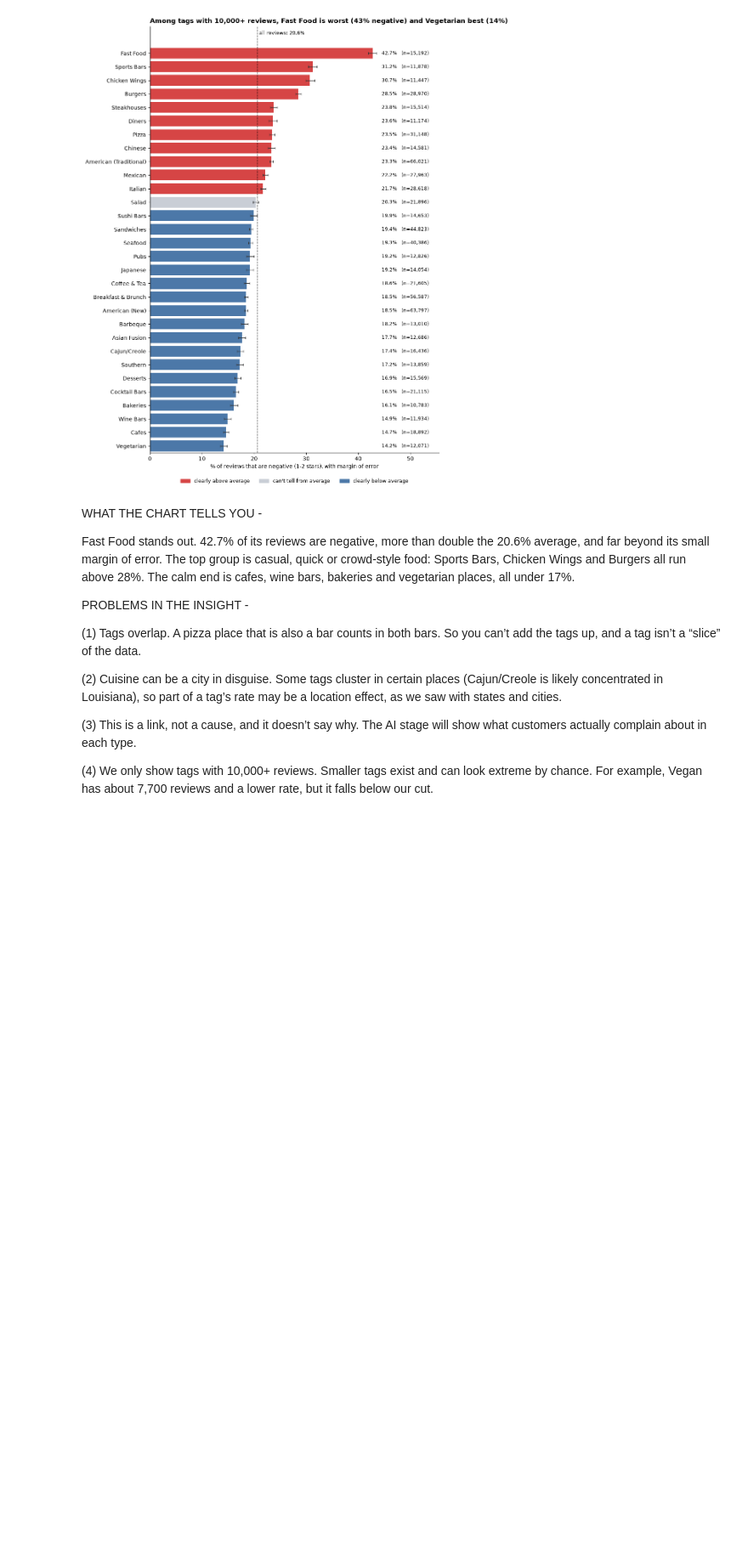
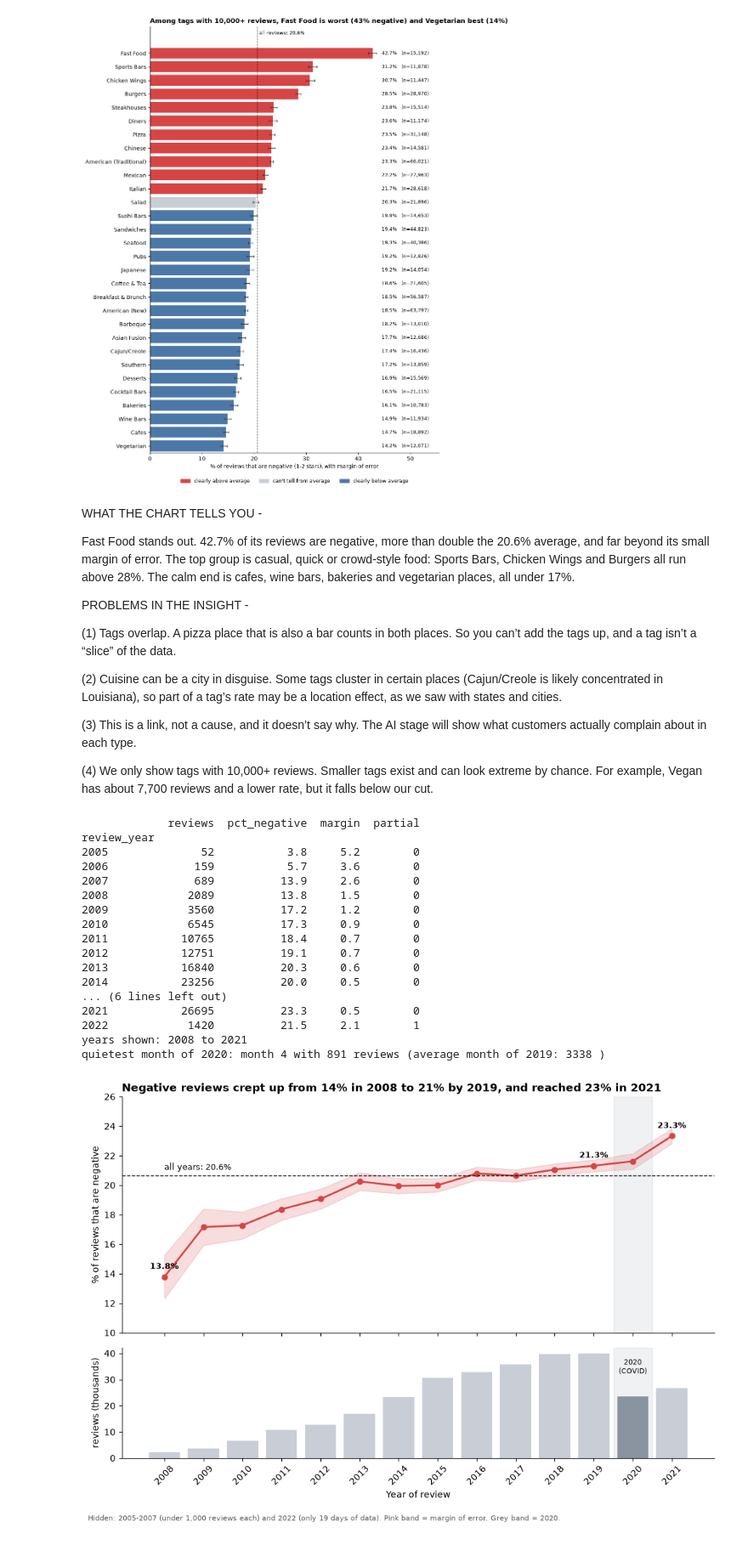
Before and after one commit to MIZZYAYO/yelp-restaurant-complaint-analysis, a Jupyter notebook: notebooks/01_eda.ipynb, the cells around one changed output. Shown at 85% size. Saved outputs shown, nothing was run; the diff lists cells and outputs as text; code cells hidden in the pictures; blank space fills up the shorter version.

Commit message:
Add negative review rate over time with COVID and partial-year handling
Negative rate rose from 13.8% (2008) to 21.3% (2019) and 23.3% (2021); 2020 volume fell 41% but the rate did not clearly change.

```diff
--- a/notebooks/01_eda.ipynb
+++ b/notebooks/01_eda.ipynb
@@ -421,10 +421,84 @@ The calm end is cafes, wine bars, bakeries and vegetarian places, all under 17%.
 PROBLEMS IN THE INSIGHT -
 
 
-(1) Tags overlap. A pizza place that is also a bar counts in both bars. So you can’t add the tags up, and a tag isn’t a “slice” of the data.
+(1) Tags overlap. A pizza place that is also a bar counts in both places. So you can’t add the tags up, and a tag isn’t a “slice” of the data.
 
 (2) Cuisine can be a city in disguise. Some tags cluster in certain places (Cajun/Creole is likely concentrated in Louisiana), so part of a tag’s rate may be a location effect, as we saw with states and cities.
 
 (3) This is a link, not a cause, and it doesn’t say why. The AI stage will show what customers actually complain about in each type.
 
 (4) We only show tags with 10,000+ reviews. Smaller tags exist and can look extreme by chance. For example, Vegan has about 7,700 reviews and a lower rate, but it falls below our cut.
+# %%
+# HOW NEGATIVE REVIEWS CHANGE OVER TIME (2008-2021) ?
+
+import numpy as np
+
+MIN_YEAR_REVIEWS = 1000     # hide years with fewer reviews than this (too little data to trust)
+
+# 1) one row per year: how many reviews, what % negative, and the margin of error
+rev = reviews[["review_id", "review_year", "review_month", "star_group", "is_partial_year"]].copy()
+rev["is_negative"] = (rev["star_group"] == "negative")
+baseline = rev["is_negative"].mean() * 100
+
+by_year = (rev.groupby("review_year")
+              .agg(reviews=("review_id", "count"), p=("is_negative", "mean"), partial=("is_partial_year", "max")))
+by_year["pct_negative"] = by_year["p"] * 100
+by_year["margin"] = 1.96 * np.sqrt(by_year["p"] * (1 - by_year["p"]) / by_year["reviews"]) * 100
+print(by_year[["reviews", "pct_negative", "margin", "partial"]].round(1))
+
+# 2) hide the traps: years with too little data, and 2022 (the data stops on 19 January 2022)
+shown = by_year[(by_year["reviews"] >= MIN_YEAR_REVIEWS) & (by_year["partial"] == 0)]
+print("years shown:", shown.index.min(), "to", shown.index.max())
+
+# 3) the COVID check: which month of 2020 had the fewest reviews?
+m2020 = rev[rev["review_year"] == 2020].groupby("review_month").size()
+print("quietest month of 2020: month", m2020.idxmin(), "with", m2020.min(), "reviews (average month of 2019:",
+      round(rev[rev["review_year"] == 2019].groupby("review_month").size().mean()), ")")
+
+# 4) draw two charts on top of each other: the RATE (top) and the VOLUME (bottom)
+fig, (ax1, ax2) = plt.subplots(2, 1, figsize=(10, 7), sharex=True, gridspec_kw={"height_ratios": [3, 1.4]})
+x = shown.index
+ax1.plot(x, shown["pct_negative"], marker="o", color="#D64545", linewidth=2)
+ax1.fill_between(x, shown["pct_negative"] - shown["margin"], shown["pct_negative"] + shown["margin"], color="#D64545", alpha=0.18)
+ax1.axhline(baseline, color="black", linestyle="--", linewidth=1)
+ax1.text(x.min(), baseline + 0.4, f"all years: {baseline:.1f}%", fontsize=9)
+for yr in (2008, 2019, 2021):
+    ax1.annotate(f"{shown.loc[yr, 'pct_negative']:.1f}%", (yr, shown.loc[yr, "pct_negative"]),
+                 textcoords="offset points", xytext=(0, 9), ha="center", fontsize=9, fontweight="bold")
+ax1.set_ylabel("% of reviews that are negative")
+ax1.set_ylim(10, 26)
+ax1.set_title(f"Negative reviews crept up from {shown.loc[2008, 'pct_negative']:.0f}% in 2008 to {shown.loc[2019, 'pct_negative']:.0f}% by 2019, and reached {shown.loc[2021, 'pct_negative']:.0f}% in 2021",
+              loc="left", fontsize=12, fontweight="bold")
+
+bar_colors = ["#8A94A0" if yr == 2020 else "#C9CED6" for yr in x]
+ax2.bar(x, shown["reviews"] / 1000, color=bar_colors)
+ax2.set_ylabel("reviews (thousands)")
+ax2.set_xlabel("Year of review")
+ax2.set_xticks(list(x))
+ax2.tick_params(axis="x", rotation=45)
+for ax in (ax1, ax2):
+    ax.axvspan(2019.5, 2020.5, color="#8A94A0", alpha=0.12)       # mark 2020 on both charts
+ax2.text(2020, shown["reviews"].max() / 1000 * 0.95, "2020\n(COVID)", ha="center", va="top", fontsize=8) # shows a sign that 2020 was covid on the bar
+sns.despine()
+fig.text(0.01, 0.005, "Hidden: 2005-2007 (under 1,000 reviews each) and 2022 (only 19 days of data). Pink band = margin of error. Grey band = 2020.", fontsize=8, color="#555555")
+plt.tight_layout(rect=(0, 0.03, 1, 1))
+plt.show()
+# %% [output]
+             reviews  pct_negative  margin  partial
+review_year
+2005              52           3.8     5.2        0
+2006             159           5.7     3.6        0
+2007             689          13.9     2.6        0
+2008            2089          13.8     1.5        0
+2009            3560          17.2     1.2        0
+2010            6545          17.3     0.9        0
+2011           10765          18.4     0.7        0
+2012           12751          19.1     0.7        0
+2013           16840          20.3     0.6        0
+2014           23256          20.0     0.5        0
+... (6 lines left out)
+2021           26695          23.3     0.5        0
+2022            1420          21.5     2.1        1
+years shown: 2008 to 2021
+quietest month of 2020: month 4 with 891 reviews (average month of 2019: 3338 )
+[figure, added]
```
Also changed, not shown: parts of 1 cell of this notebook.
